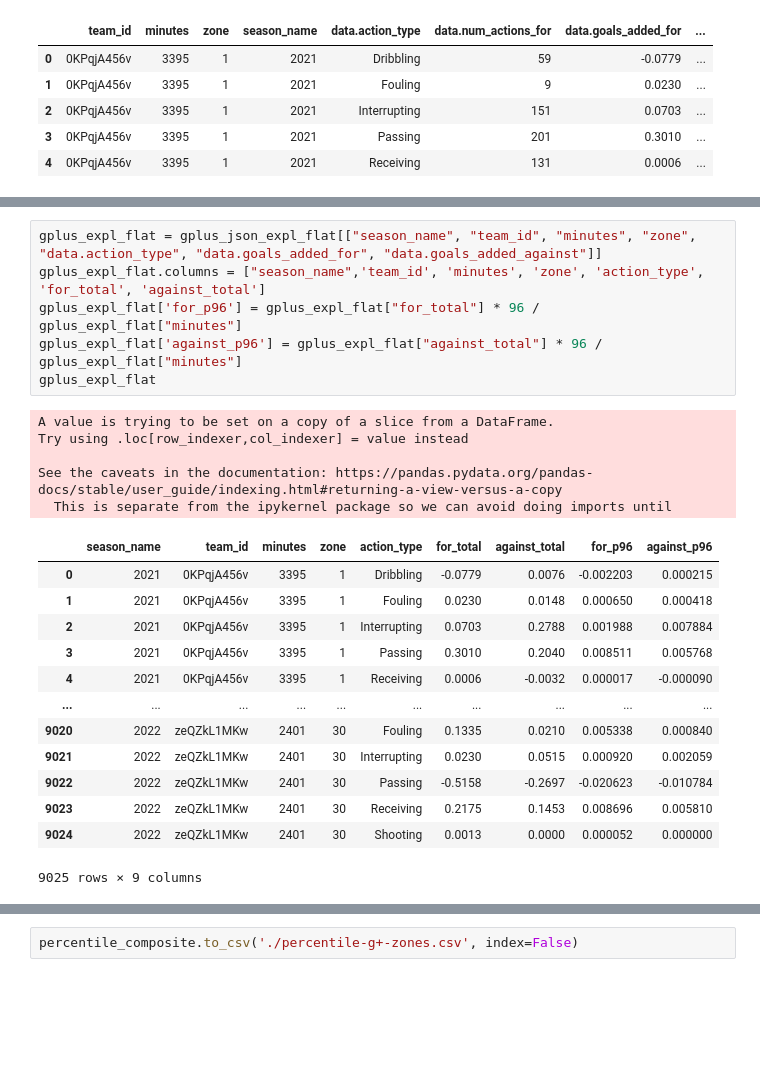
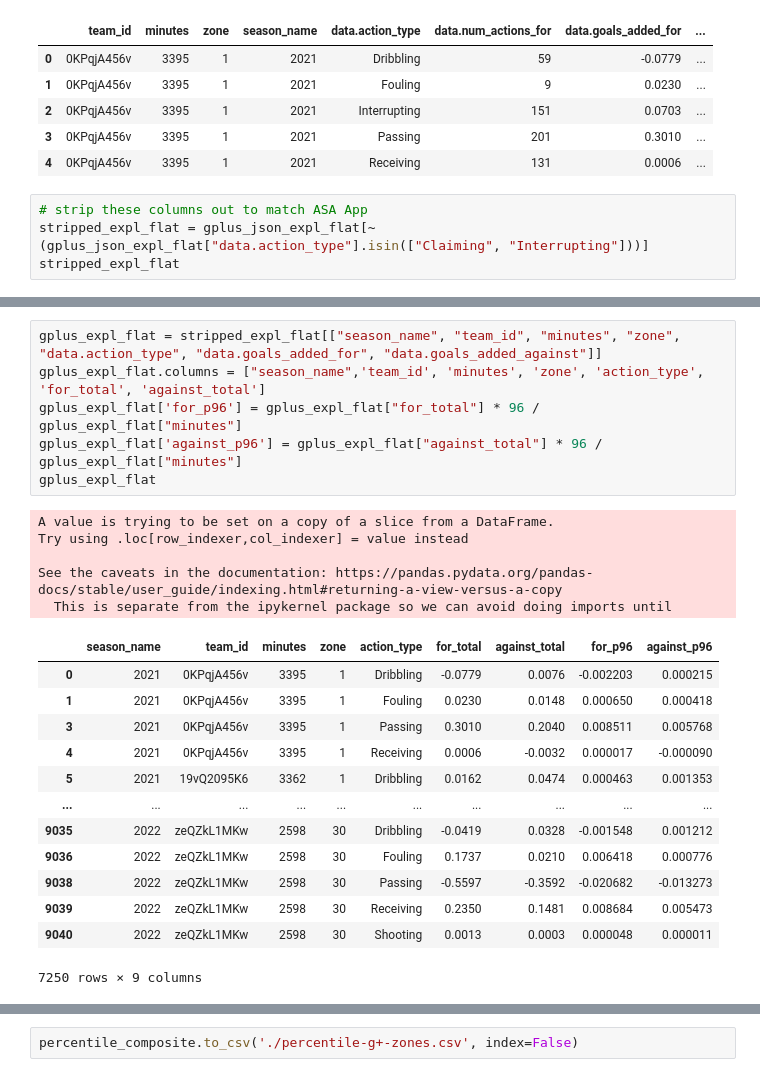
Before and after one commit to akeaswaran/goalsadded-data, a Jupyter notebook: G+ Zones.ipynb, the cells around one changed output, grey strips where cells are left out. Drawn from its saved outputs; the diff is of its cells as text; blank space fills up the shorter version.

```diff
--- a/G+ Zones.ipynb
+++ b/G+ Zones.ipynb
@@ -62,3 +62,7 @@ gplus_json_expl_flat.head()
 | 2 | 0KPqjA456v | 3395 | 1 | 2021 | Interrupting | 151 | 0.0703 | ... |
 | 3 | 0KPqjA456v | 3395 | 1 | 2021 | Passing | 201 | 0.3010 | ... |
 | 4 | 0KPqjA456v | 3395 | 1 | 2021 | Receiving | 131 | 0.0006 | ... |
+# %%
+# strip these columns out to match ASA App
+stripped_expl_flat = gplus_json_expl_flat[~(gplus_json_expl_flat["data.action_type"].isin(["Claiming", "Interrupting"]))]
+stripped_expl_flat
@@ -65,28 +83,28 @@ gplus_json_expl_flat.head()
 # %%
-gplus_expl_flat = gplus_json_expl_flat[["season_name", "team_id", "minutes", "zone", "data.action_type", "data.goals_added_for", "data.goals_added_against"]]
+gplus_expl_flat = stripped_expl_flat[["season_name", "team_id", "minutes", "zone", "data.action_type", "data.goals_added_for", "data.goals_added_against"]]
 gplus_expl_flat.columns = ["season_name",'team_id', 'minutes', 'zone', 'action_type', 'for_total', 'against_total']
 gplus_expl_flat['for_p96'] = gplus_expl_flat["for_total"] * 96 / gplus_expl_flat["minutes"]
 gplus_expl_flat['against_p96'] = gplus_expl_flat["against_total"] * 96 / gplus_expl_flat["minutes"]
 gplus_expl_flat
 # %% [output]
 A value is trying to be set on a copy of a slice from a DataFrame.
 Try using .loc[row_indexer,col_indexer] = value instead
 
 See the caveats in the documentation: https://pandas.pydata.org/pandas-docs/stable/user_guide/indexing.html#returning-a-view-versus-a-copy
   This is separate from the ipykernel package so we can avoid doing imports until
 |  | season_name | team_id | minutes | zone | action_type | for_total | against_total | for_p96 | against_p96 |
 | 0 | 2021 | 0KPqjA456v | 3395 | 1 | Dribbling | -0.0779 | 0.0076 | -0.002203 | 0.000215 |
 | 1 | 2021 | 0KPqjA456v | 3395 | 1 | Fouling | 0.0230 | 0.0148 | 0.000650 | 0.000418 |
-| 2 | 2021 | 0KPqjA456v | 3395 | 1 | Interrupting | 0.0703 | 0.2788 | 0.001988 | 0.007884 |
 | 3 | 2021 | 0KPqjA456v | 3395 | 1 | Passing | 0.3010 | 0.2040 | 0.008511 | 0.005768 |
 | 4 | 2021 | 0KPqjA456v | 3395 | 1 | Receiving | 0.0006 | -0.0032 | 0.000017 | -0.000090 |
+| 5 | 2021 | 19vQ2095K6 | 3362 | 1 | Dribbling | 0.0162 | 0.0474 | 0.000463 | 0.001353 |
 | ... | ... | ... | ... | ... | ... | ... | ... | ... | ... |
-| 9020 | 2022 | zeQZkL1MKw | 2401 | 30 | Fouling | 0.1335 | 0.0210 | 0.005338 | 0.000840 |
-| 9021 | 2022 | zeQZkL1MKw | 2401 | 30 | Interrupting | 0.0230 | 0.0515 | 0.000920 | 0.002059 |
-| 9022 | 2022 | zeQZkL1MKw | 2401 | 30 | Passing | -0.5158 | -0.2697 | -0.020623 | -0.010784 |
-| 9023 | 2022 | zeQZkL1MKw | 2401 | 30 | Receiving | 0.2175 | 0.1453 | 0.008696 | 0.005810 |
-| 9024 | 2022 | zeQZkL1MKw | 2401 | 30 | Shooting | 0.0013 | 0.0000 | 0.000052 | 0.000000 |
+| 9035 | 2022 | zeQZkL1MKw | 2598 | 30 | Dribbling | -0.0419 | 0.0328 | -0.001548 | 0.001212 |
+| 9036 | 2022 | zeQZkL1MKw | 2598 | 30 | Fouling | 0.1737 | 0.0210 | 0.006418 | 0.000776 |
+| 9038 | 2022 | zeQZkL1MKw | 2598 | 30 | Passing | -0.5597 | -0.3592 | -0.020682 | -0.013273 |
+| 9039 | 2022 | zeQZkL1MKw | 2598 | 30 | Receiving | 0.2350 | 0.1481 | 0.008684 | 0.005473 |
+| 9040 | 2022 | zeQZkL1MKw | 2598 | 30 | Shooting | 0.0013 | 0.0003 | 0.000048 | 0.000011 |
-9025 rows × 9 columns
+7250 rows × 9 columns
 # %%
 grouped_gplus = gplus_expl_flat.groupby(['season_name','team_id','zone']).agg({
     'minutes' : ['mean'],
```
Also changed, not shown: parts of 9 cells of this notebook, 6 other files.
